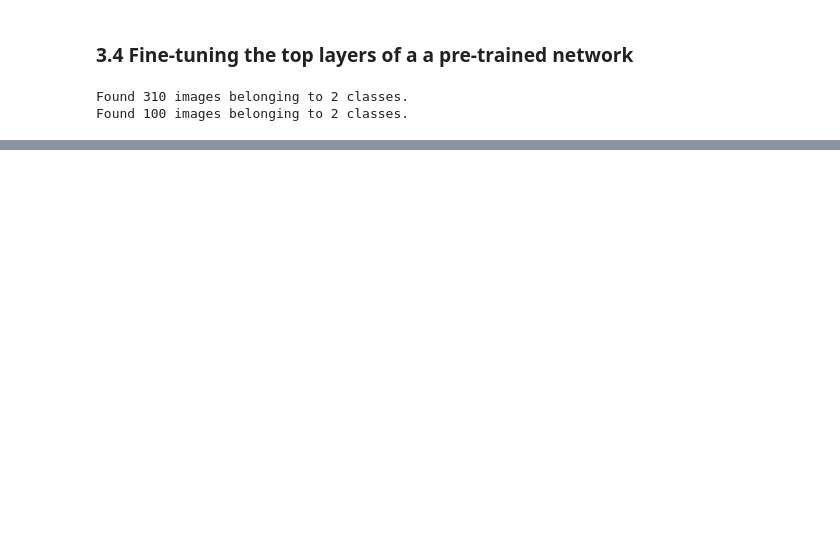
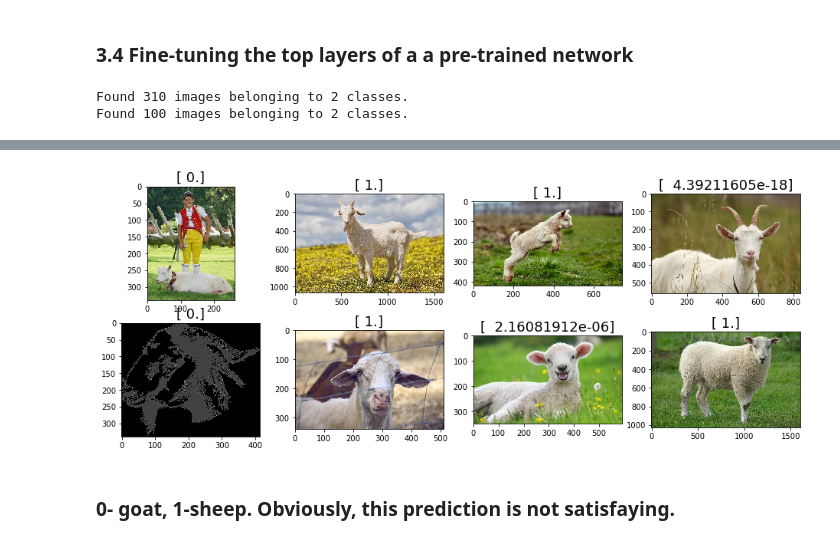
Before and after one commit to mdalai/Deep-Learning-projects, a Jupyter notebook: wk6-image-classifier/image-classifier-sheeps-goats.ipynb, the cells around one changed output, grey strips where cells are left out. Saved outputs shown, nothing was run; the diff lists cells and outputs as text; code cells hidden in the pictures; blank space fills up the shorter version.

```diff
--- a/wk6-image-classifier/image-classifier-sheeps-goats.ipynb
+++ b/wk6-image-classifier/image-classifier-sheeps-goats.ipynb
@@ -206,13 +207,13 @@ datagen = ImageDataGenerator(rescale=1./255)
 train_generator = datagen.flow_from_directory(
         train_data_dir,
         target_size=(img_width, img_height),
-        batch_size=4,
+        batch_size=16,
         class_mode='binary')
 
 validation_generator = datagen.flow_from_directory(
         validation_data_dir,
         target_size=(img_width, img_height),
-        batch_size=4,
+        batch_size=16,
         class_mode='binary')
 # %% [output]
 Found 310 images belonging to 2 classes.
@@ -622,0 +630,10 @@ model_vgg.evaluate_generator(validation_generator, nb_validation_samples)
+# %%
+#Image.open('data/train/sheeps/sheep_2.jpg')
+imgs = ImageDataGenerator()
+
+batches = imgs.flow_from_directory(
+        'data/test/',
+        target_size=(img_width, img_height),
+        shuffle=False,
+        batch_size=4,
+        class_mode=None)
@@ -622,0 +642,3 @@ model_vgg.evaluate_generator(validation_generator, nb_validation_samples)
+# %%
+filenames = batches.filenames
+filenames
@@ -622,0 +654,3 @@ model_vgg.evaluate_generator(validation_generator, nb_validation_samples)
+# %%
+probs = model.predict_generator(batches, batches.nb_sample)
+probs
@@ -622,0 +666,6 @@ model_vgg.evaluate_generator(validation_generator, nb_validation_samples)
+# %%
+plots([image.load_img('data/test/' + filenames[i]) for i in range(8)], figsize=(16,6), rows=2, titles=probs)
+# %% [output]
+[figure, added]
+# %% [markdown]
+### 0- goat, 1-sheep. Obviously, this prediction is not satisfaying.
```
Also changed, not shown: parts of 23 cells of this notebook.
